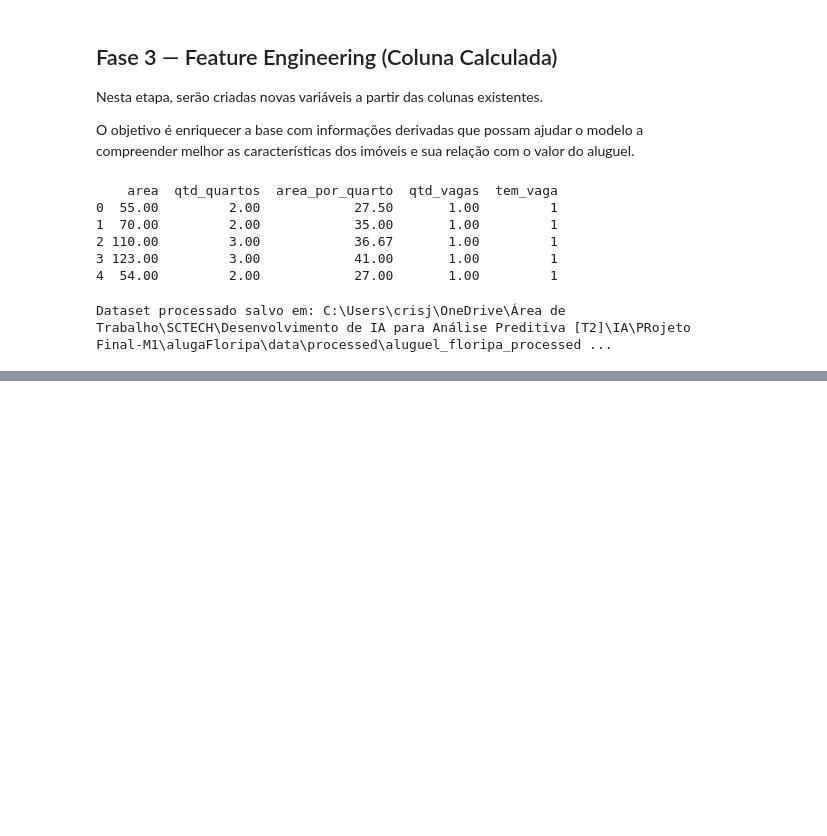
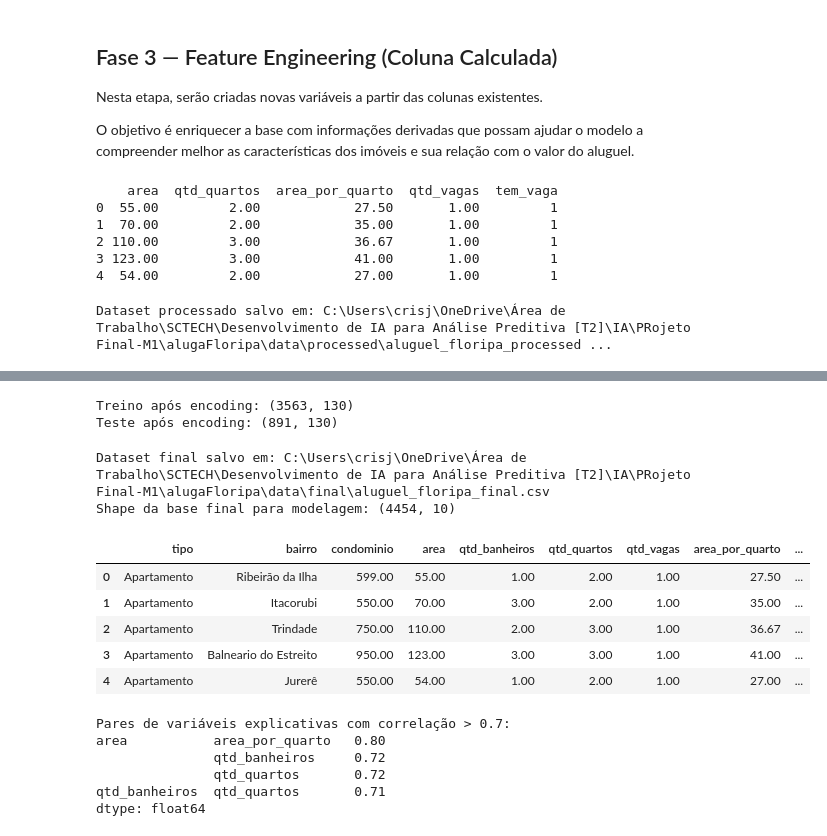
Before and after one commit to Cristina-Freitas/alugaFloripa, a Jupyter notebook: notebooks/alugaFloripa_regressao.ipynb, the cells around one changed output, grey strips where cells are left out. Cells and saved outputs as stored; diff of their text form; code cells hidden in the pictures; blank space fills up the shorter version.

```diff
--- a/notebooks/alugaFloripa_regressao.ipynb
+++ b/notebooks/alugaFloripa_regressao.ipynb
@@ -437,0 +507,63 @@ Dataset processado salvo em: C:\Users\crisj\OneDrive\Área de Trabalho\SCTECH\De
+# %%
+# Aplica One-Hot Encoding nas variáveis categóricas tipo e bairro.
+# Isso transforma categorias textuais em colunas numéricas 0/1 para o modelo conseguir interpretar.
+
+X_train_encoded = pd.get_dummies(
+    X_train,  # Dados de treino
+    columns=["tipo", "bairro"],  # Colunas categóricas que serão transformadas
+    drop_first=True  # Remove a primeira categoria para evitar redundância
+)
+
+X_test_encoded = pd.get_dummies(
+    X_test,  # Dados de teste
+    columns=["tipo", "bairro"],  # Mesmas colunas categóricas usadas no treino
+    drop_first=True  # Remove a primeira categoria para evitar redundância
+)
+
+# Garante que treino e teste tenham exatamente as mesmas colunas após o encoding
+X_test_encoded = X_test_encoded.reindex(columns=X_train_encoded.columns, fill_value=0)
+
+print(f"Treino após encoding: {X_train_encoded.shape}")
+print(f"Teste após encoding: {X_test_encoded.shape}")
+# %% [output]
+Treino após encoding: (3563, 130)
+Teste após encoding: (891, 130)
+# %%
+# Salva o recorte final da base usado na modelagem.
+# Este arquivo contém apenas as variáveis explicativas selecionadas e a variável-alvo.
+# Não inclui colunas removidas por vazamento de dados, como valor_total, valor_m2 e valor_condo_m2.
+
+df_final = select_final_columns(df, explicativas, "valor")
+
+save_final_data(df_final)
+
+print(f"Shape da base final para modelagem: {df_final.shape}")
+df_final.head()
+# %% [output]
+Dataset final salvo em: C:\Users\crisj\OneDrive\Área de Trabalho\SCTECH\Desenvolvimento de IA para Análise Preditiva [T2]\IA\PRojeto Final-M1\alugaFloripa\data\final\aluguel_floripa_final.csv
+Shape da base final para modelagem: (4454, 10)
+|  | tipo | bairro | condominio | area | qtd_banheiros | qtd_quartos | qtd_vagas | area_por_quarto | ... |
+| 0 | Apartamento | Ribeirão da Ilha | 599.00 | 55.00 | 1.00 | 2.00 | 1.00 | 27.50 | ... |
+| 1 | Apartamento | Itacorubi | 550.00 | 70.00 | 3.00 | 2.00 | 1.00 | 35.00 | ... |
+| 2 | Apartamento | Trindade | 750.00 | 110.00 | 2.00 | 3.00 | 1.00 | 36.67 | ... |
+| 3 | Apartamento | Balneario do Estreito | 950.00 | 123.00 | 3.00 | 3.00 | 1.00 | 41.00 | ... |
+| 4 | Apartamento | Jurerê | 550.00 | 54.00 | 1.00 | 2.00 | 1.00 | 27.00 | ... |
+# %%
+# Correlação entre as próprias variáveis explicativas, sem considerar o alvo.
+# Essa análise ajuda a localizar pares de variáveis muito correlacionadas antes de calcular o VIF.
+
+corr_x = X_train_encoded.corr(numeric_only=True)
+
+pares_redundantes = corr_x.where(
+    np.triu(np.ones(corr_x.shape), k=1).astype(bool)
+).stack()
+
+print("Pares de variáveis explicativas com correlação > 0.7:")
+print(pares_redundantes[pares_redundantes.abs() > 0.7].sort_values(ascending=False))
+# %% [output]
+Pares de variáveis explicativas com correlação > 0.7:
+area           area_por_quarto   0.80
+               qtd_banheiros     0.72
+               qtd_quartos       0.72
+qtd_banheiros  qtd_quartos       0.71
+dtype: float64
```
Also changed, not shown: parts of 8 cells of this notebook, 1 other file.
